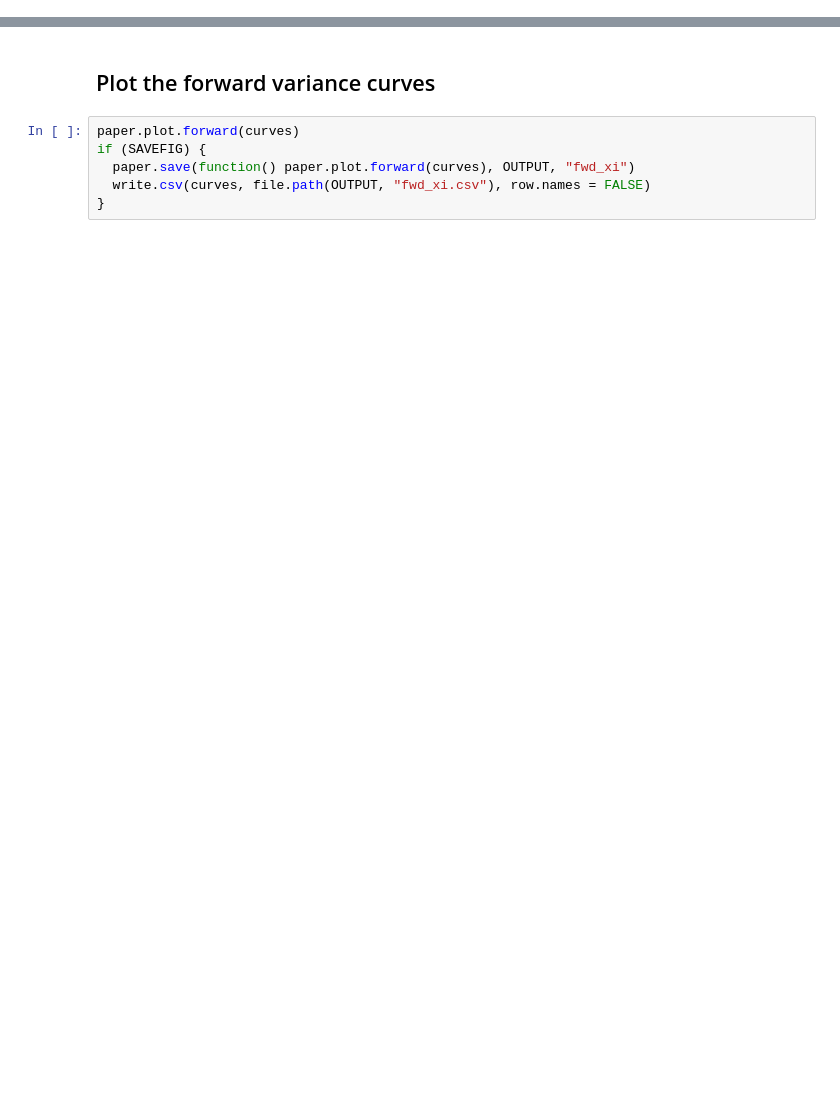
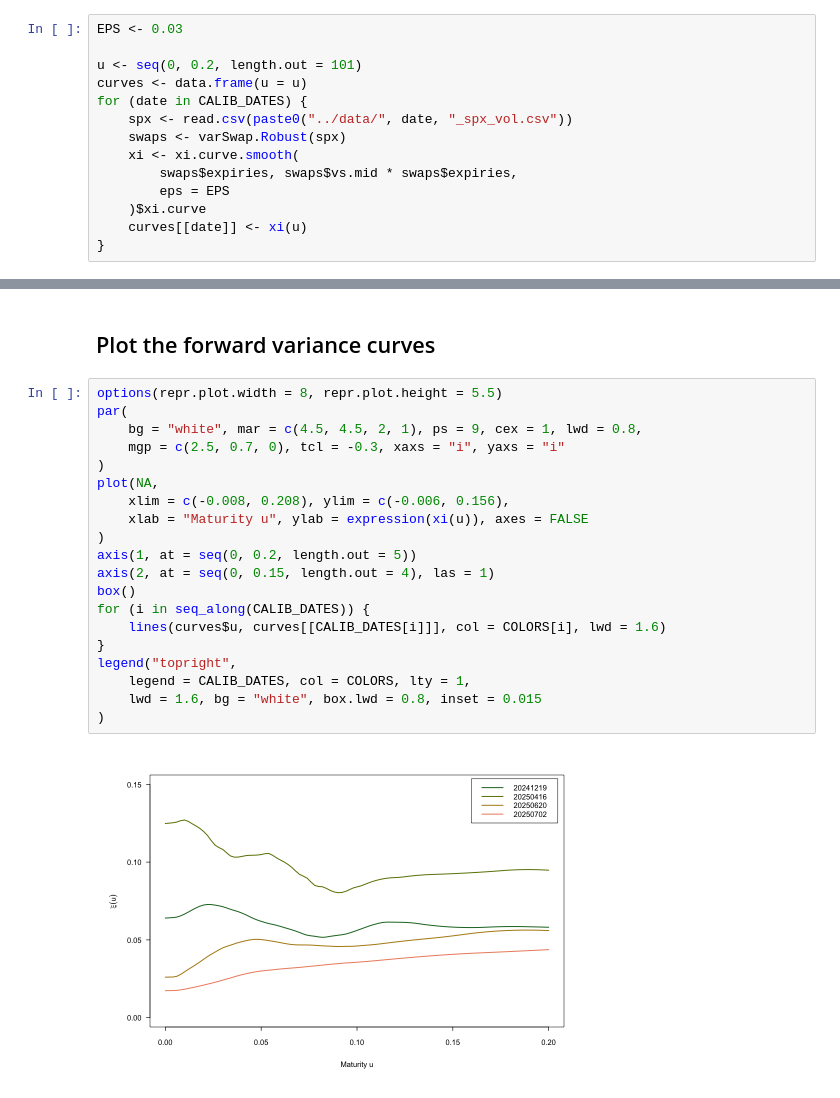
Before and after one commit to jgatheral/QuadraticRoughHeston, a Jupyter notebook: R/forward_variance.ipynb, the cells around one changed output, grey strips where cells are left out. Cells and saved outputs as stored; diff of their text form; blank space fills up the shorter version.

```diff
--- a/R/forward_variance.ipynb
+++ b/R/forward_variance.ipynb
@@ -31,0 +36,14 @@ curves <- paper.forward(EPS)
+# %%
+EPS <- 0.03
+
+u <- seq(0, 0.2, length.out = 101)
+curves <- data.frame(u = u)
+for (date in CALIB_DATES) {
+    spx <- read.csv(paste0("../data/", date, "_spx_vol.csv"))
+    swaps <- varSwap.Robust(spx)
+    xi <- xi.curve.smooth(
+        swaps$expiries, swaps$vs.mid * swaps$expiries,
+        eps = EPS
+    )$xi.curve
+    curves[[date]] <- xi(u)
+}
@@ -32,8 +59,24 @@ curves <- paper.forward(EPS)
 # %% [markdown]
 ## Plot the forward variance curves
-# %%
-paper.plot.forward(curves)
-if (SAVEFIG) {
-  paper.save(function() paper.plot.forward(curves), OUTPUT, "fwd_xi")
-  write.csv(curves, file.path(OUTPUT, "fwd_xi.csv"), row.names = FALSE)
-}
+# %%
+options(repr.plot.width = 8, repr.plot.height = 5.5)
+par(
+    bg = "white", mar = c(4.5, 4.5, 2, 1), ps = 9, cex = 1, lwd = 0.8,
+    mgp = c(2.5, 0.7, 0), tcl = -0.3, xaxs = "i", yaxs = "i"
+)
+plot(NA,
+    xlim = c(-0.008, 0.208), ylim = c(-0.006, 0.156),
+    xlab = "Maturity u", ylab = expression(xi(u)), axes = FALSE
+)
+axis(1, at = seq(0, 0.2, length.out = 5))
+axis(2, at = seq(0, 0.15, length.out = 4), las = 1)
+box()
+for (i in seq_along(CALIB_DATES)) {
+    lines(curves$u, curves[[CALIB_DATES[i]]], col = COLORS[i], lwd = 1.6)
+}
+legend("topright",
+    legend = CALIB_DATES, col = COLORS, lty = 1,
+    lwd = 1.6, bg = "white", box.lwd = 0.8, inset = 0.015
+)
+# %% [output]
+[figure, added]
```
Also changed, not shown: parts of 4 cells of this notebook, 17 other files.
